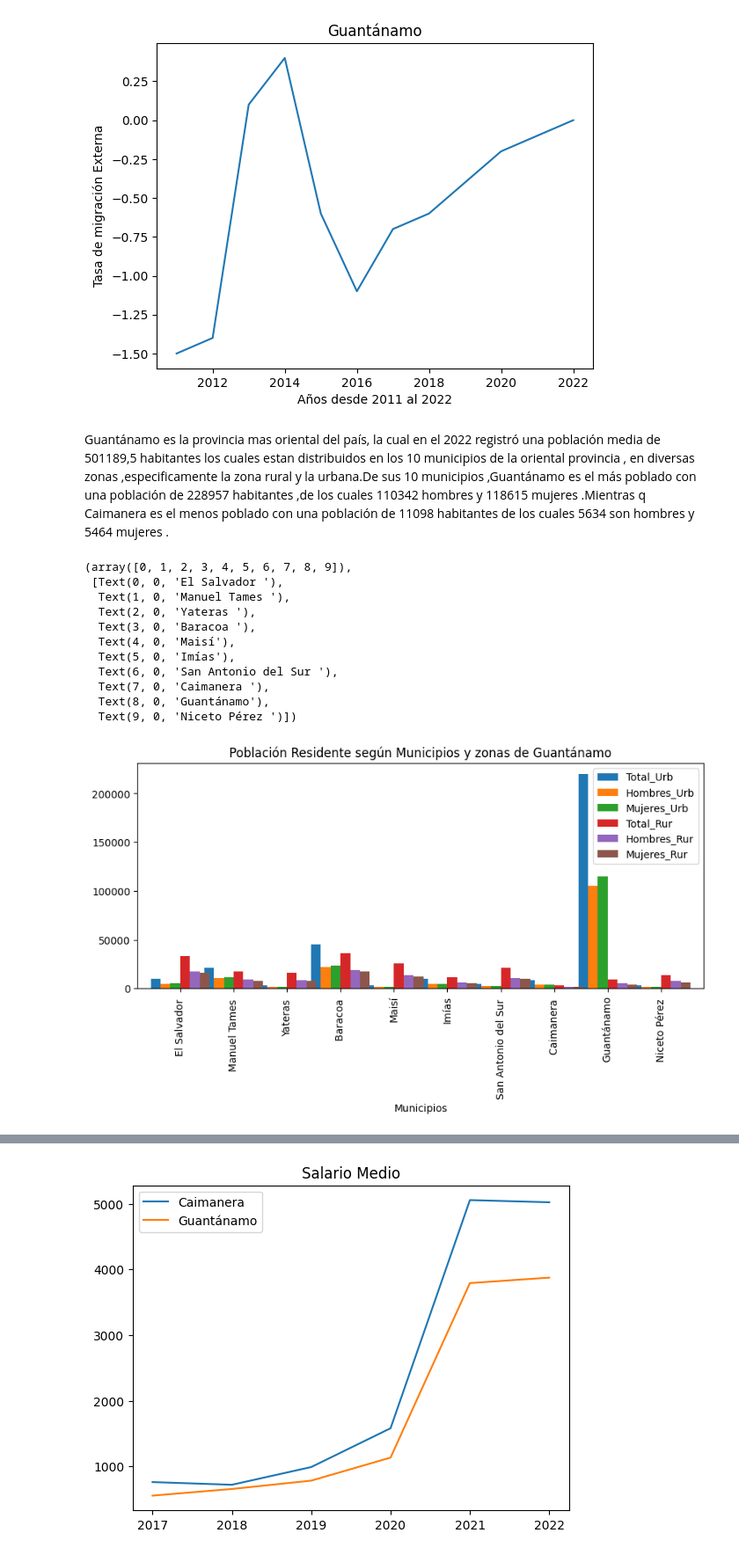
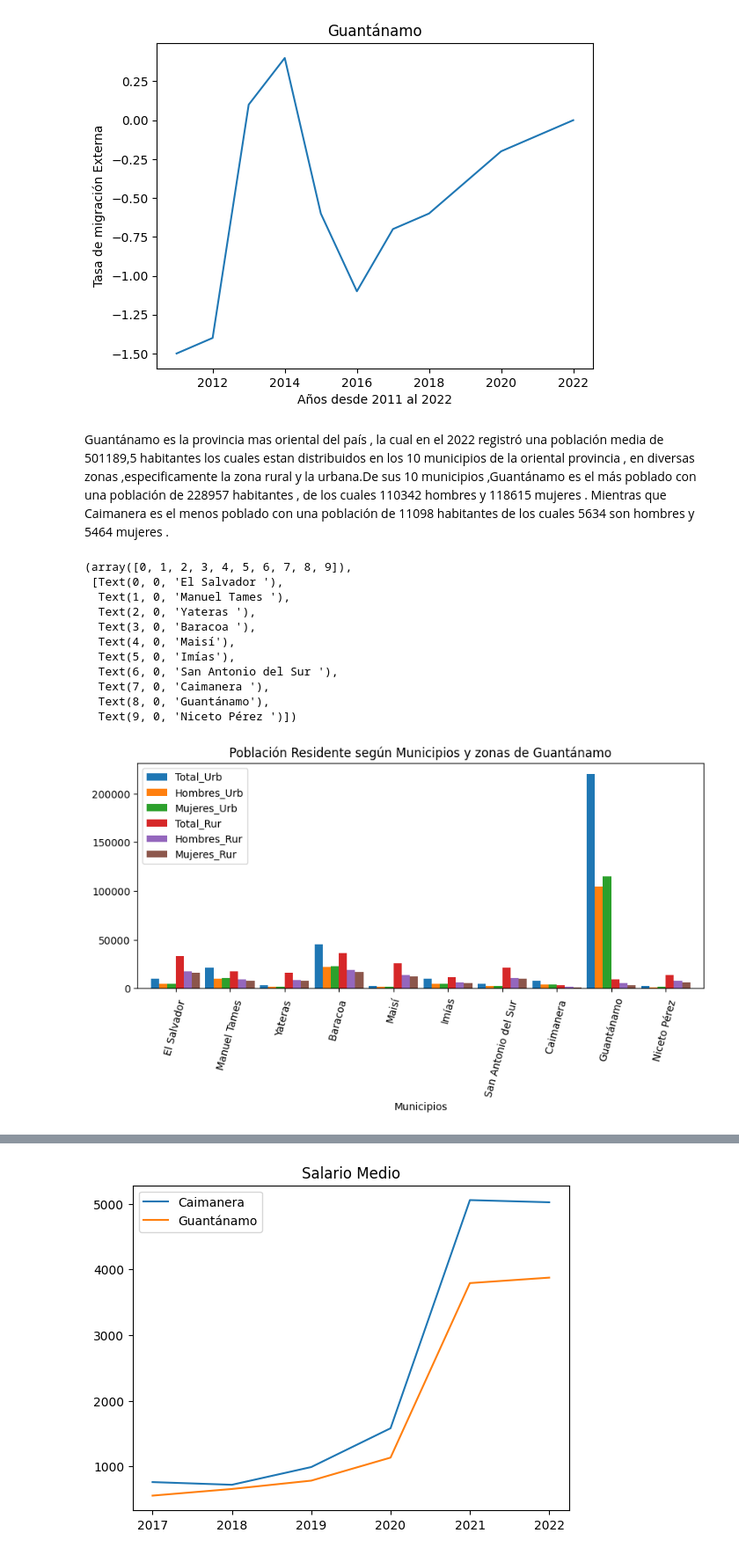
Before and after one commit to dalycastro/Guantanamo, a Jupyter notebook: Proyecto Final ICD.ipynb, the cells around one changed output, grey strips where cells are left out. Shown at 88% size. Cells and saved outputs as stored; diff of their text form; code cells hidden in the pictures.

```diff
--- a/Proyecto Final ICD.ipynb
+++ b/Proyecto Final ICD.ipynb
@@ -90,31 +88,30 @@ plt.show()
 # %% [output]
 [figure]
 # %% [markdown]
-Guantánamo es la provincia mas oriental del país, la cual en el 2022 registró una población media de 501189,5 habitantes los cuales estan distribuidos en los 10 municipios de la oriental provincia , en diversas zonas ,especificamente la zona rural y la urbana.De sus 10 municipios ,Guantánamo es el más poblado con una población de 228957 habitantes ,de los cuales 110342 hombres y 118615 mujeres .Mientras q Caimanera es el menos poblado con una población de 11098 habitantes de los cuales 5634 son hombres y 5464 mujeres .
+Guantánamo es la provincia mas oriental del país , la cual en el 2022 registró una población media de 501189,5 habitantes los cuales estan distribuidos en los 10 municipios de la oriental provincia ,  en diversas zonas ,especificamente la zona rural y la urbana.De sus 10 municipios ,Guantánamo es el más poblado con una población de 228957 habitantes ,   de los cuales 110342 hombres y 118615 mujeres . Mientras que Caimanera es el menos poblado con una población de 11098 habitantes de los cuales 5634 son hombres y 5464 mujeres .
 # %%
 #importar bibliotecas
 import pandas as pd
 import matplotlib.pyplot as plt
 import numpy as np
 # llenar el datafraame
-df = pd.read_csv('D:\\Ttrabajo de\\PROYECTO DE ICD\\municipios.csv', index_col="Municipios",parse_dates=True, encoding = 'latin1')
+df = pd.read_csv('D:\\Ttrabajo de\\PROYECTO DE ICD\\municipios.csv', index_col="Municipios", parse_dates=True, encoding = 'latin1',)
 #seleccionar todas las columnas indexadas por la columna municipios
-muestra = df[:].copy()
-muestra
-muestra.plot(kind = 'bar',width = 1.1,figsize=(10,4))# graficar con barras
+muestra = df.copy()
+muestra.plot(kind = 'bar',width = 0.90,figsize=(10,4))# graficar con barras
 plt.title("Población Residente según Municipios y zonas de Guantánamo")#titulo del gráfico
-plt.xticks(rotation = 90)
+plt.xticks(rotation = 75)
 # %% [output]
 (array([0, 1, 2, 3, 4, 5, 6, 7, 8, 9]),
  [Text(0, 0, 'El Salvador '),
   Text(1, 0, 'Manuel Tames '),
   Text(2, 0, 'Yateras '),
   Text(3, 0, 'Baracoa '),
   Text(4, 0, 'Maisí'),
   Text(5, 0, 'Imías'),
   Text(6, 0, 'San Antonio del Sur '),
   Text(7, 0, 'Caimanera '),
   Text(8, 0, 'Guantánamo'),
   Text(9, 0, 'Niceto Pérez ')])
-[figure, old version]
+[figure, new version]
 # %% [markdown]
```
Also changed, not shown: parts of 8 cells of this notebook.
